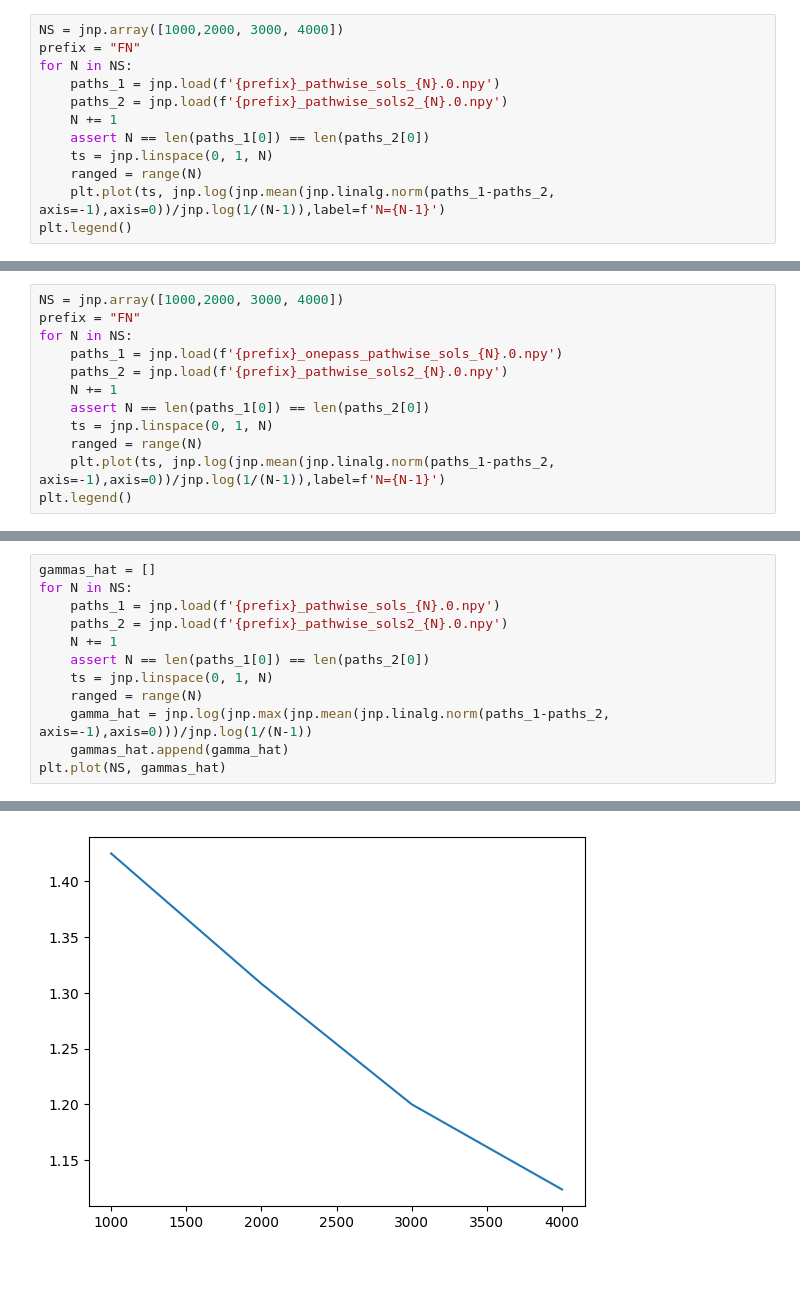
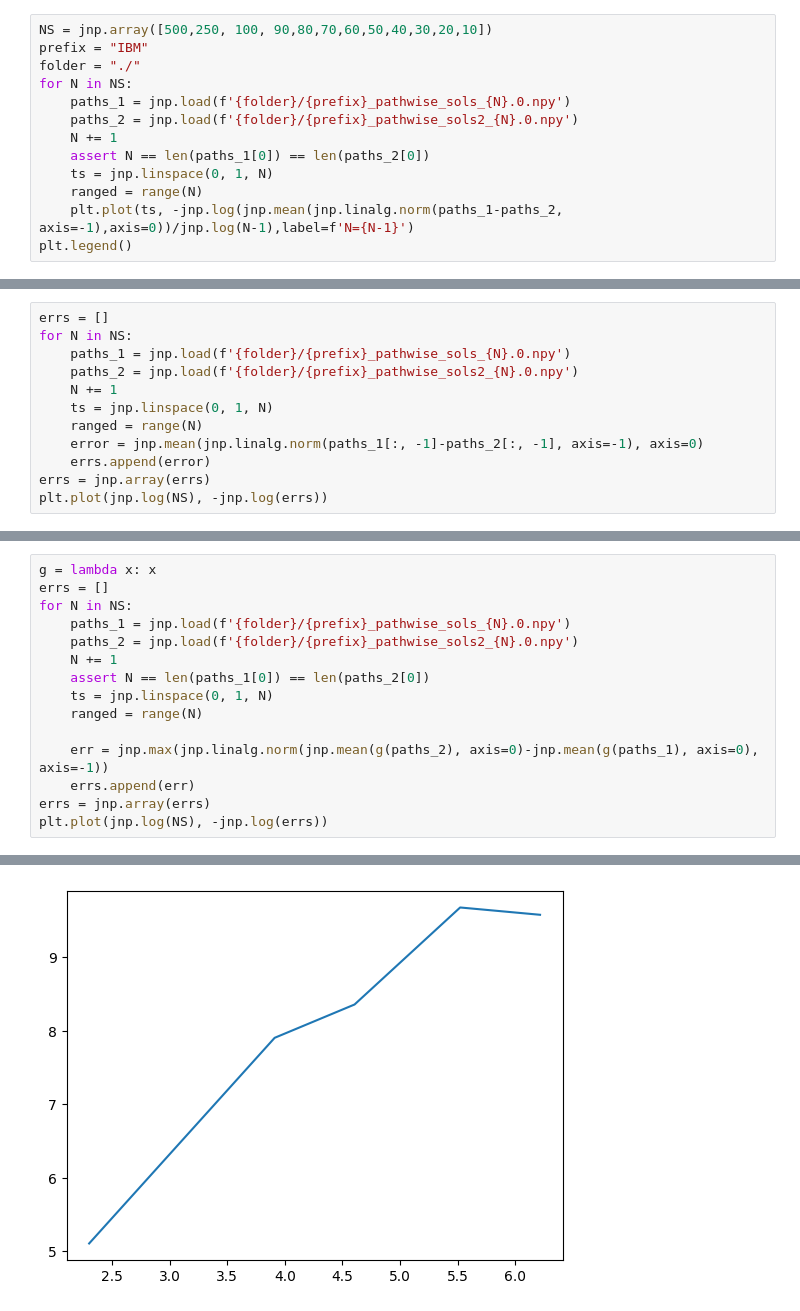
Before and after one commit to ylefay/bayesianSDEsolver, a Jupyter notebook: scripts/Untitled.ipynb, the cells around one changed output, grey strips where cells are left out. Cells and saved outputs as stored; diff of their text form; blank space fills up the shorter version.

```diff
--- a/scripts/Untitled.ipynb
+++ b/scripts/Untitled.ipynb
@@ -4,13 +5,14 @@ import matplotlib.pyplot as plt
 # %%
-NS = jnp.array([1000,2000, 3000, 4000])
-prefix = "FN"
+NS = jnp.array([500,250, 100, 90,80,70,60,50,40,30,20,10])
+prefix = "IBM"
+folder = "./"
 for N in NS:
-    paths_1 = jnp.load(f'{prefix}_pathwise_sols_{N}.0.npy')
-    paths_2 = jnp.load(f'{prefix}_pathwise_sols2_{N}.0.npy')
+    paths_1 = jnp.load(f'{folder}/{prefix}_pathwise_sols_{N}.0.npy')
+    paths_2 = jnp.load(f'{folder}/{prefix}_pathwise_sols2_{N}.0.npy')
     N += 1
     assert N == len(paths_1[0]) == len(paths_2[0])
     ts = jnp.linspace(0, 1, N)
     ranged = range(N)
-    plt.plot(ts, jnp.log(jnp.mean(jnp.linalg.norm(paths_1-paths_2, axis=-1),axis=0))/jnp.log(1/(N-1)),label=f'N={N-1}')
+    plt.plot(ts, -jnp.log(jnp.mean(jnp.linalg.norm(paths_1-paths_2, axis=-1),axis=0))/jnp.log(N-1),label=f'N={N-1}')
 plt.legend()
 # %% [output]
@@ -19,13 +21,13 @@ plt.legend()
 # %%
-NS = jnp.array([1000,2000, 3000, 4000])
-prefix = "FN"
+errs = []
 for N in NS:
-    paths_1 = jnp.load(f'{prefix}_onepass_pathwise_sols_{N}.0.npy')
-    paths_2 = jnp.load(f'{prefix}_pathwise_sols2_{N}.0.npy')
+    paths_1 = jnp.load(f'{folder}/{prefix}_pathwise_sols_{N}.0.npy')
+    paths_2 = jnp.load(f'{folder}/{prefix}_pathwise_sols2_{N}.0.npy')
     N += 1
-    assert N == len(paths_1[0]) == len(paths_2[0])
     ts = jnp.linspace(0, 1, N)
     ranged = range(N)
-    plt.plot(ts, jnp.log(jnp.mean(jnp.linalg.norm(paths_1-paths_2, axis=-1),axis=0))/jnp.log(1/(N-1)),label=f'N={N-1}')
-plt.legend()
+    error = jnp.mean(jnp.linalg.norm(paths_1[:, -1]-paths_2[:, -1], axis=-1), axis=0)
+    errs.append(error)
+errs = jnp.array(errs)
+plt.plot(jnp.log(NS), -jnp.log(errs))
 # %% [output]
@@ -34,15 +41,18 @@ plt.legend()
 # %%
-gammas_hat = []
+g = lambda x: x
+errs = []
 for N in NS:
-    paths_1 = jnp.load(f'{prefix}_pathwise_sols_{N}.0.npy')
-    paths_2 = jnp.load(f'{prefix}_pathwise_sols2_{N}.0.npy')
+    paths_1 = jnp.load(f'{folder}/{prefix}_pathwise_sols_{N}.0.npy')
+    paths_2 = jnp.load(f'{folder}/{prefix}_pathwise_sols2_{N}.0.npy')
     N += 1
     assert N == len(paths_1[0]) == len(paths_2[0])
     ts = jnp.linspace(0, 1, N)
     ranged = range(N)
-    gamma_hat = jnp.log(jnp.max(jnp.mean(jnp.linalg.norm(paths_1-paths_2, axis=-1),axis=0)))/jnp.log(1/(N-1))
-    gammas_hat.append(gamma_hat)
-plt.plot(NS, gammas_hat)
+
+    err = jnp.max(jnp.linalg.norm(jnp.mean(g(paths_2), axis=0)-jnp.mean(g(paths_1), axis=0), axis=-1))
+    errs.append(err)
+errs = jnp.array(errs)
+plt.plot(jnp.log(NS), -jnp.log(errs))
 # %% [output]
 [<matplotlib.lines.Line2D at 0x...>]
-[figure, old version]
+[figure, new version]
```
Also changed, not shown: parts of 12 cells of this notebook, 4 other files.
